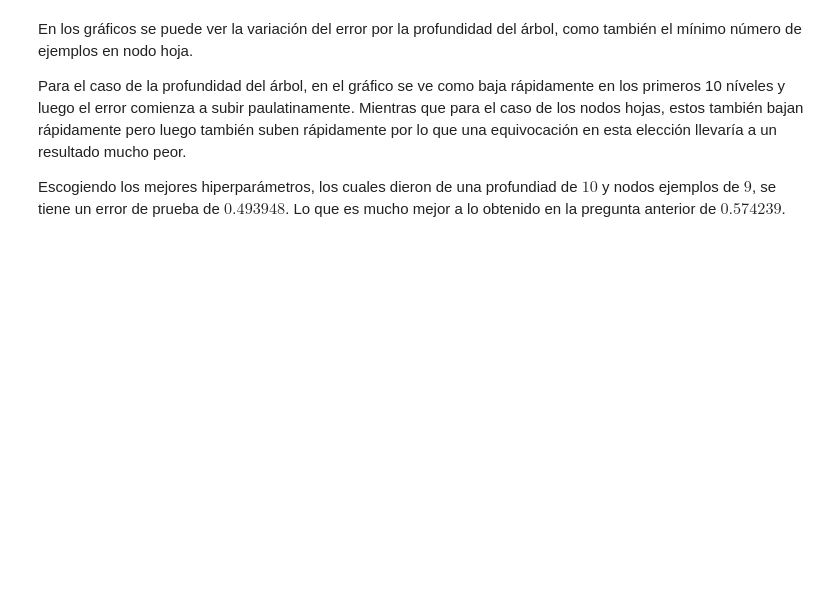
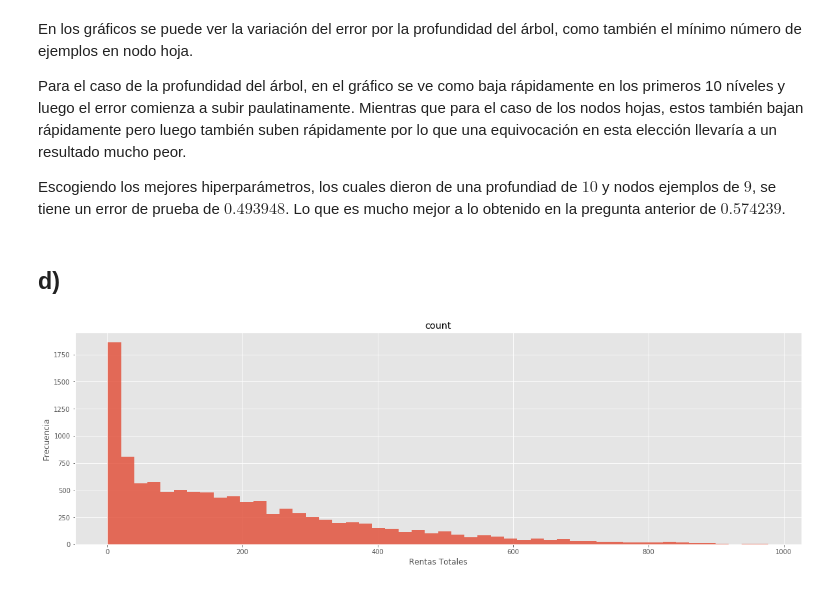
Before and after one commit to matiasarayac/tarea3-ML, a Jupyter notebook: Pregunta_2.ipynb, the cells around one changed output. Saved outputs shown, nothing was run; the diff lists cells and outputs as text; code cells hidden in the pictures; blank space fills up the shorter version.

```diff
--- a/Pregunta_2.ipynb
+++ b/Pregunta_2.ipynb
@@ -221,3 +220,12 @@ En los gráficos se puede ver la variación del error por la profundidad del ár
 Para el caso de la profundidad del árbol, en el gráfico se ve como baja rápidamente en los primeros 10 níveles y luego el error comienza a subir paulatinamente. Mientras que para el caso de los nodos hojas, estos también bajan rápidamente pero luego también suben rápidamente por lo que una equivocación en esta elección llevaría a un resultado mucho peor.
 
 Escogiendo los mejores hiperparámetros, los cuales dieron de una profundiad de $10$ y nodos ejemplos de $9$, se tiene un error de prueba de $0.493948$. Lo que es mucho mejor a lo obtenido en la pregunta anterior de $0.574239$.
+# %% [markdown]
+## d)
+# %%
+df.ix[:,['count']].hist(figsize=(20, 6),alpha=0.8, bins=50)
+plt.ylabel("Frecuencia")
+plt.xlabel("Rentas Totales")
+plt.show()
+# %% [output]
+[figure, added]
```
Also changed, not shown: parts of 7 cells of this notebook.
